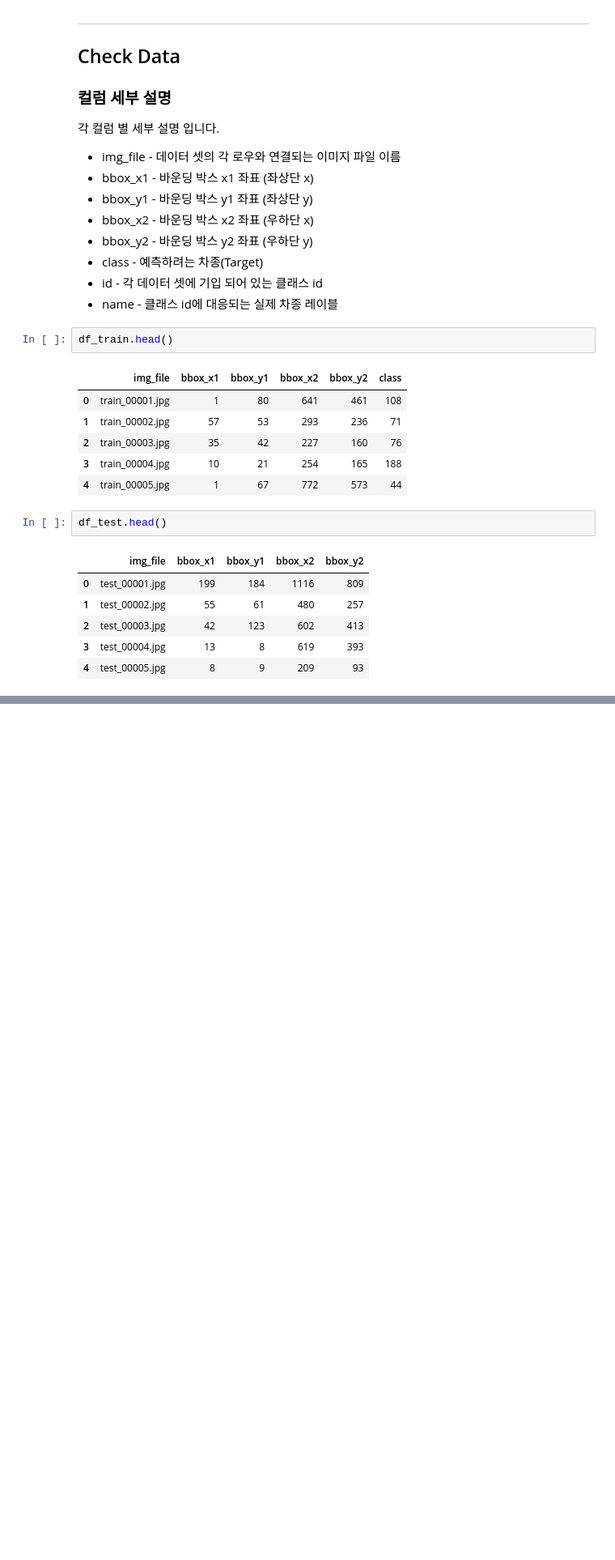
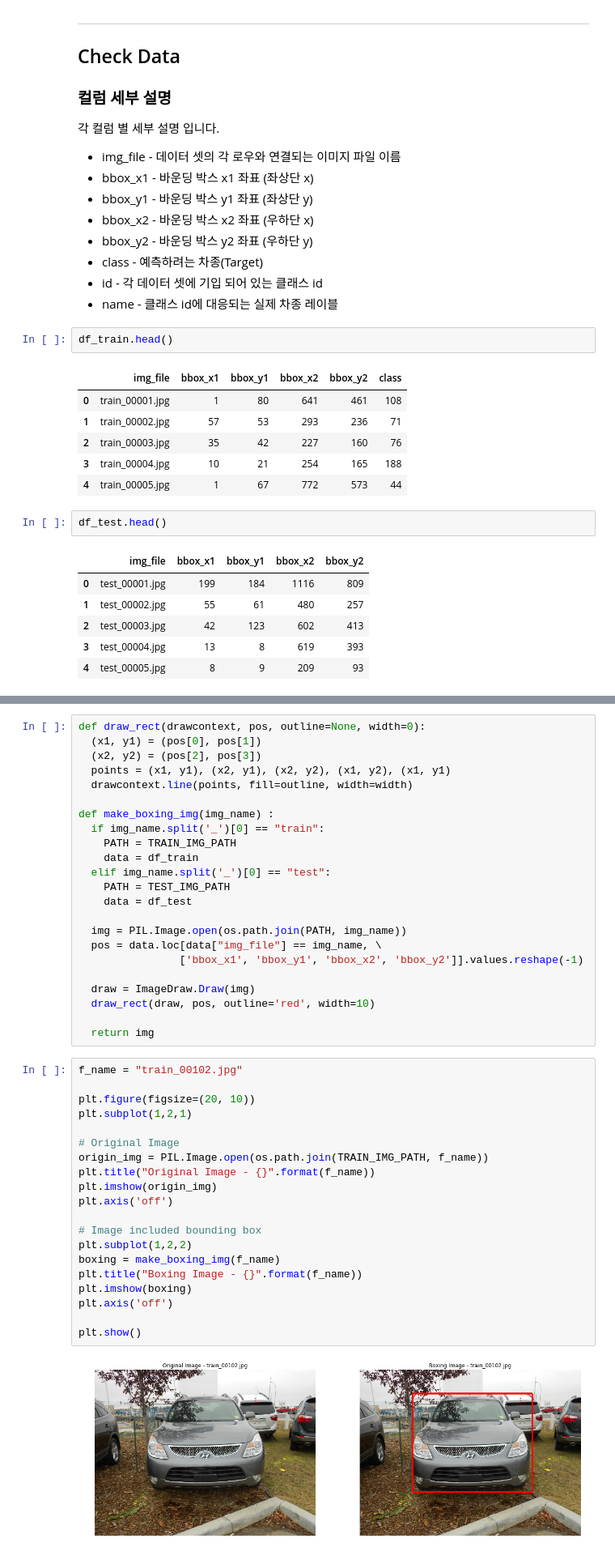
Before and after one commit to jihyunjeongme/data-analysis-kaggle, a Jupyter notebook: [Kaggle_2019_3rd_ML_month_with_KaKR]_자동차_이미지_데이터셋을_이용한_자동차_차종분류.ipynb, the cells around one changed output, grey strips where cells are left out. Shown at 81% size. Saved outputs shown, nothing was run; the diff lists cells and outputs as text; blank space fills up the shorter version.

```diff
--- a/[Kaggle_2019_3rd_ML_month_with_KaKR]_자동차_이미지_데이터셋을_이용한_자동차_차종분류.ipynb
+++ b/[Kaggle_2019_3rd_ML_month_with_KaKR]_자동차_이미지_데이터셋을_이용한_자동차_차종분류.ipynb
@@ -148,0 +233,45 @@ FileNotFoundError: ignored
+# %%
+def draw_rect(drawcontext, pos, outline=None, width=0):
+  (x1, y1) = (pos[0], pos[1])
+  (x2, y2) = (pos[2], pos[3])
+  points = (x1, y1), (x2, y1), (x2, y2), (x1, y2), (x1, y1)
+  drawcontext.line(points, fill=outline, width=width)
+
+def make_boxing_img(img_name) :
+  if img_name.split('_')[0] == "train":
+    PATH = TRAIN_IMG_PATH
+    data = df_train
+  elif img_name.split('_')[0] == "test":
+    PATH = TEST_IMG_PATH
+    data = df_test
+
+  img = PIL.Image.open(os.path.join(PATH, img_name))
+  pos = data.loc[data["img_file"] == img_name, \
+                ['bbox_x1', 'bbox_y1', 'bbox_x2', 'bbox_y2']].values.reshape(-1)
+
+  draw = ImageDraw.Draw(img)
+  draw_rect(draw, pos, outline='red', width=10)
+
+  return img
+# %%
+f_name = "train_00102.jpg"
+
+plt.figure(figsize=(20, 10))
+plt.subplot(1,2,1)
+
+# Original Image
+origin_img = PIL.Image.open(os.path.join(TRAIN_IMG_PATH, f_name))
+plt.title("Original Image - {}".format(f_name))
+plt.imshow(origin_img)
+plt.axis('off')
+
+# Image included bounding box
+plt.subplot(1,2,2)
+boxing = make_boxing_img(f_name)
+plt.title("Boxing Image - {}".format(f_name))
+plt.imshow(boxing)
+plt.axis('off')
+
+plt.show()
+# %% [output]
+[figure, added]
```
Also changed, not shown: parts of 30 cells of this notebook.
